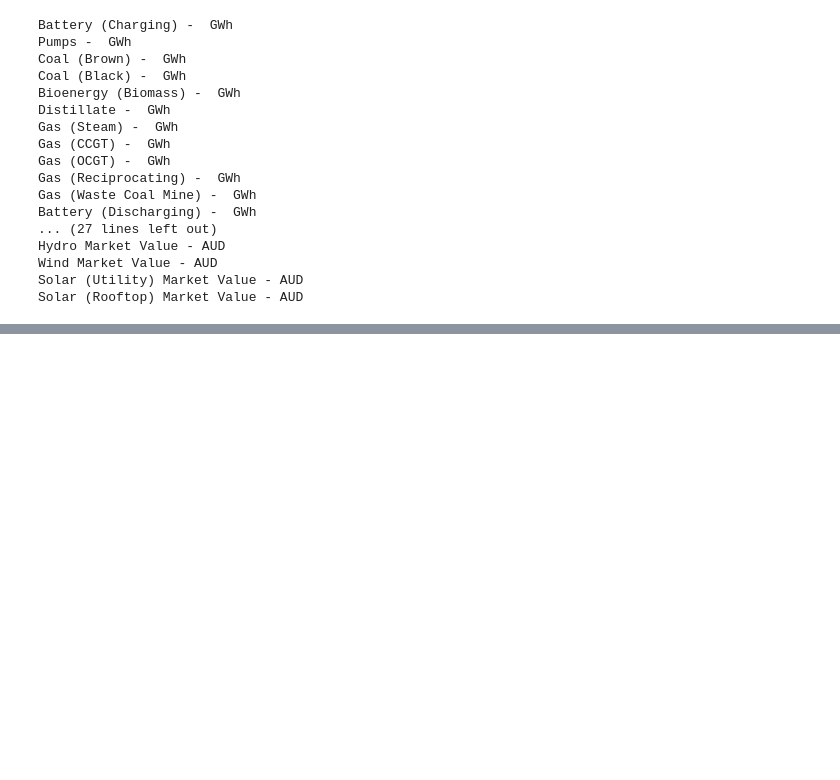
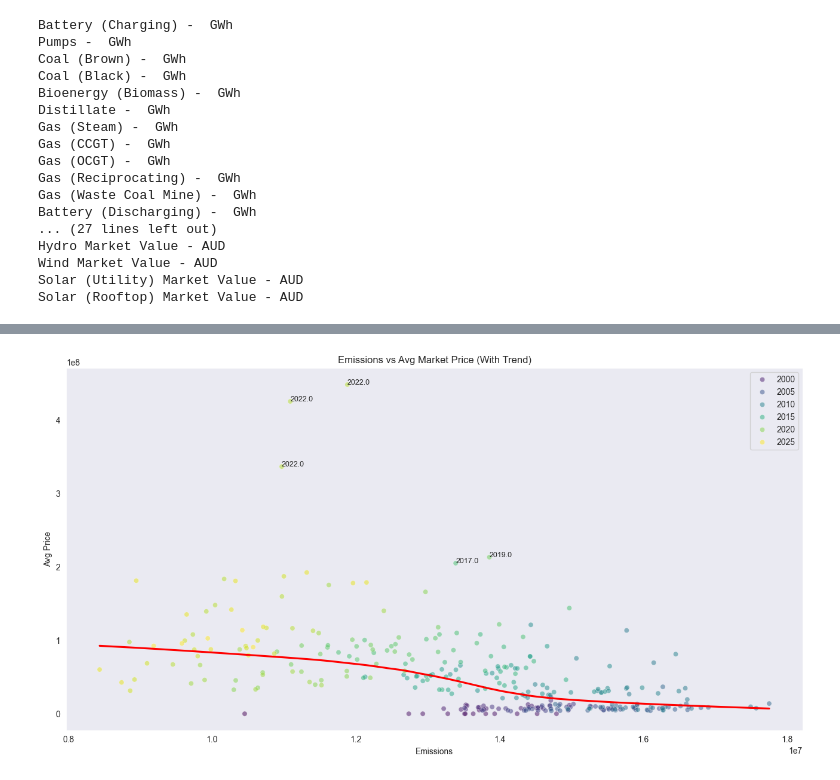
Before and after one commit to accidentalscientist/daily_data_analytics_june2025, a Jupyter notebook: week01_day07/nem_data_part2.ipynb, the cells around one changed output, grey strips where cells are left out. Cells and saved outputs as stored; diff of their text form; code cells hidden in the pictures; blank space fills up the shorter version.

```diff
--- a/week01_day07/nem_data_part2.ipynb
+++ b/week01_day07/nem_data_part2.ipynb
@@ -47,0 +172,40 @@ Solar (Rooftop) Market Value - AUD
+# %%
+import statsmodels.api as sm
+
+# Prepare long-format data
+df_all = data.copy()
+df_all["Year"] = df_all.index.year
+df_all["Month"] = df_all.index.month
+df_all["Emissions"] = data[[col for col in data.columns if col.endswith("tCO₂e")]].sum(axis=1)
+df_all["Avg Price"] = data[[col for col in data.columns if col.endswith("AUD")]].mean(axis=1)
+
+# Plot all months, all years
+plt.figure(figsize=(13, 7))
+sns.scatterplot(
+    data=df_all,
+    x="Emissions",
+    y="Avg Price",
+    hue="Year",
+    palette="viridis",
+    alpha=0.5
+)
+
+sns.regplot(
+    data=df_all,
+    x="Emissions",
+    y="Avg Price",
+    scatter=False,
+    lowess=True,
+    color="red",
+    line_kws={"label": "LOWESS Trend"}
+)
+top = df_all.nlargest(5, "Avg Price")
+for i, row in top.iterrows():
+    plt.text(row["Emissions"], row["Avg Price"], f"{row['Year']}", fontsize=9)
+
+plt.legend()
+plt.title("Emissions vs Avg Market Price (With Trend)")
+plt.tight_layout()
+plt.show()
+# %% [output]
+[figure, added]
```
Also changed, not shown: parts of 5 cells of this notebook, 1 other file.
